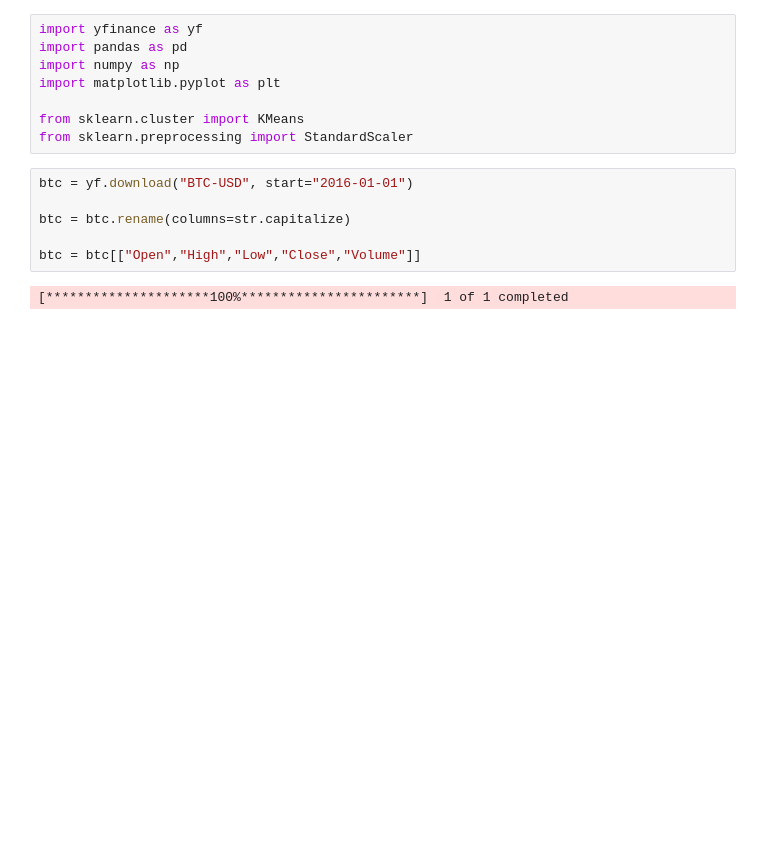
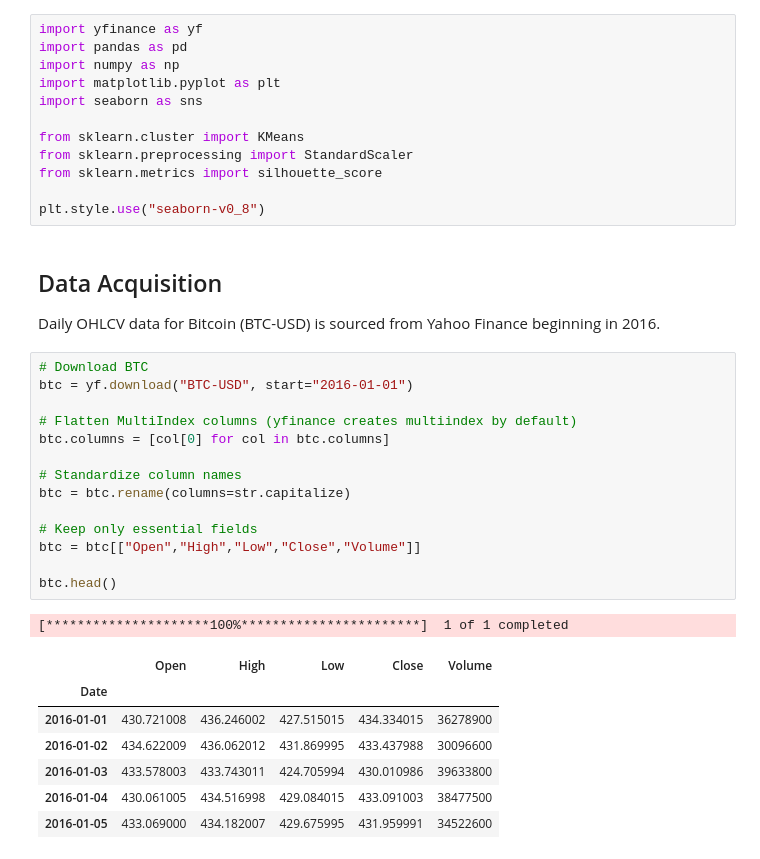
Before and after one commit to Spokuri2003/btc-regime-detection, a Jupyter notebook: BTC_Regime_Model_ML.ipynb, the cells around one changed output. Saved outputs shown, nothing was run; the diff lists cells and outputs as text; blank space fills up the shorter version.

```diff
--- a/BTC_Regime_Model_ML.ipynb
+++ b/BTC_Regime_Model_ML.ipynb
@@ -39,14 +23,36 @@ import yfinance as yf
 import pandas as pd
 import numpy as np
 import matplotlib.pyplot as plt
+import seaborn as sns
 
 from sklearn.cluster import KMeans
 from sklearn.preprocessing import StandardScaler
+from sklearn.metrics import silhouette_score
+
+plt.style.use("seaborn-v0_8")
+# %% [markdown]
+## Data Acquisition
+Daily OHLCV data for Bitcoin (BTC-USD) is sourced from Yahoo Finance beginning in 2016.
 # %%
+# Download BTC
 btc = yf.download("BTC-USD", start="2016-01-01")
 
+# Flatten MultiIndex columns (yfinance creates multiindex by default)
+btc.columns = [col[0] for col in btc.columns]
+
+# Standardize column names
 btc = btc.rename(columns=str.capitalize)
 
+# Keep only essential fields
 btc = btc[["Open","High","Low","Close","Volume"]]
+
+btc.head()
 # %% [output]
 [*********************100%***********************]  1 of 1 completed
+|  | Open | High | Low | Close | Volume |
+| Date |  |  |  |  |  |
+| 2016-01-01 | 430.721008 | 436.246002 | 427.515015 | 434.334015 | 36278900 |
+| 2016-01-02 | 434.622009 | 436.062012 | 431.869995 | 433.437988 | 30096600 |
+| 2016-01-03 | 433.578003 | 433.743011 | 424.705994 | 430.010986 | 39633800 |
+| 2016-01-04 | 430.061005 | 434.516998 | 429.084015 | 433.091003 | 38477500 |
+| 2016-01-05 | 433.069000 | 434.182007 | 429.675995 | 431.959991 | 34522600 |
```
Also changed, not shown: parts of 27 cells of this notebook.
